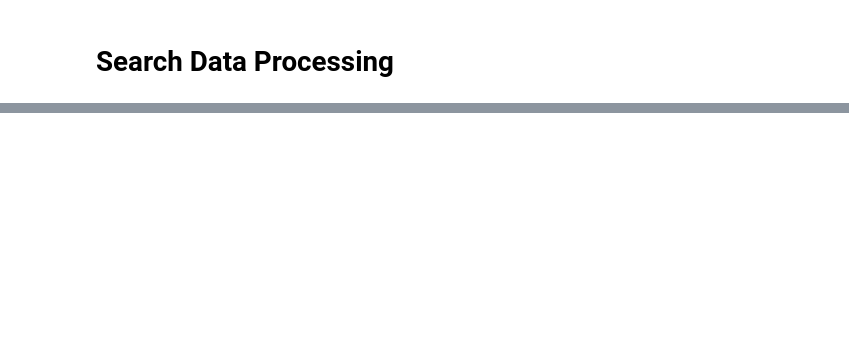
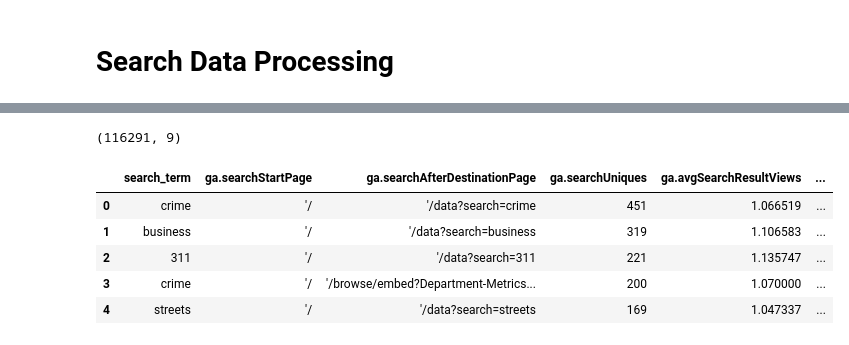
Before and after one commit to sfbrigade/datasci-open-data-search, a Jupyter notebook: search_data_processing.ipynb, the cells around one changed output, grey strips where cells are left out. Drawn from its saved outputs; the diff is of its cells as text; code cells hidden in the pictures; blank space fills up the shorter version.

```diff
--- a/search_data_processing.ipynb
+++ b/search_data_processing.ipynb
@@ -56,0 +17,17 @@ print filter(html_r.match, search_terms_list)
+# %%
+#search_data = pd.read_csv("./data/sample_openData_searchTerms_clean.csv") # sample data only
+all_search_data_df = pd.read_csv("./data/all_queries.csv")
+all_search_data_df = all_search_data_df.rename(columns={"ga.searchKeyword": "search_term"})
+# %%
+all_search_data_df.shape
+# %% [output]
+(116291, 9)
+# %%
+all_search_data_df.head()
+# %% [output]
+|  | search_term | ga.searchStartPage | ga.searchAfterDestinationPage | ga.searchUniques | ga.avgSearchResultViews | ... |
+| 0 | crime | '/ | '/data?search=crime | 451 | 1.066519 | ... |
+| 1 | business | '/ | '/data?search=business | 319 | 1.106583 | ... |
+| 2 | 311 | '/ | '/data?search=311 | 221 | 1.135747 | ... |
+| 3 | crime | '/ | '/browse/embed?Department-Metrics... | 200 | 1.070000 | ... |
+| 4 | streets | '/ | '/data?search=streets | 169 | 1.047337 | ... |
```
Also changed, not shown: parts of 64 cells of this notebook, 1 other file.
